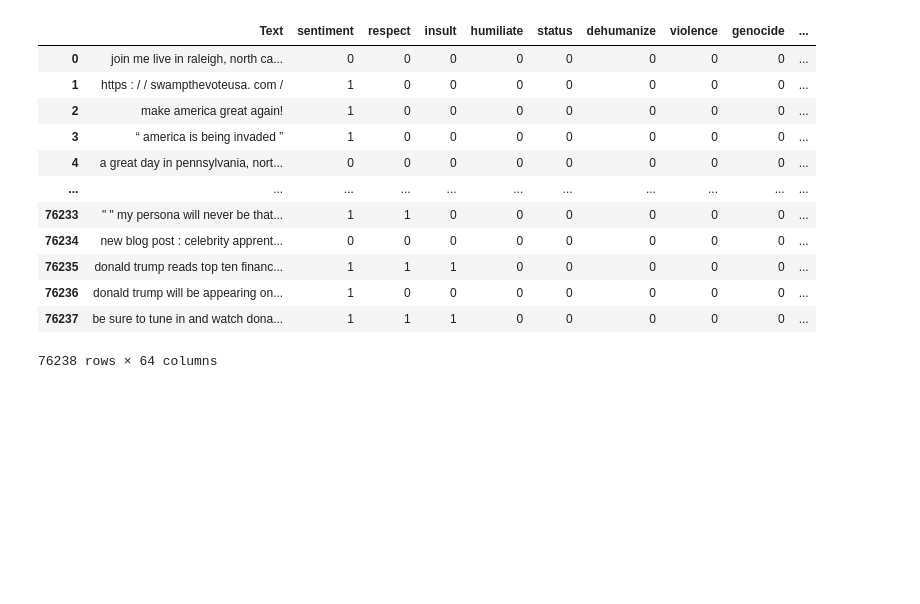
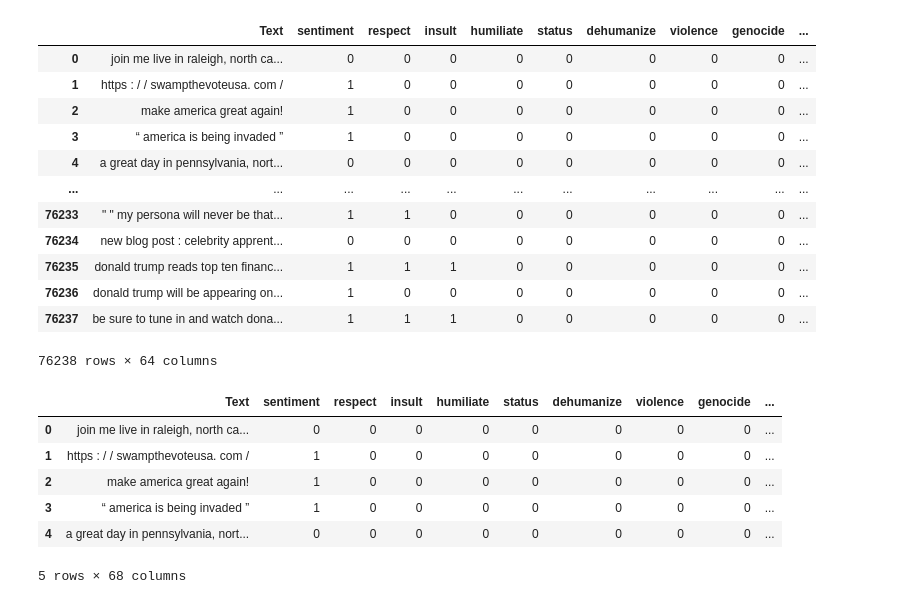
Before and after one commit to vikramv17/cs457-final-project, a Jupyter notebook: multi-class.ipynb, the cells around one changed output. Saved outputs shown, nothing was run; the diff lists cells and outputs as text; code cells hidden in the pictures; blank space fills up the shorter version.

```diff
--- a/multi-class.ipynb
+++ b/multi-class.ipynb
@@ -558,3 +556,23 @@ trump_results_expanded.to_csv('trump_results_expanded.csv', index=False)
 | 76236 | donald trump will be appearing on... | 1 | 0 | 0 | 0 | 0 | 0 | 0 | 0 | ... |
 | 76237 | be sure to tune in and watch dona... | 1 | 1 | 1 | 0 | 0 | 0 | 0 | 0 | ... |
 76238 rows × 64 columns
+# %%
+# Ensure the original df_trump DataFrame has the necessary columns
+df_trump = df_trump[['text', 'date', 'favorites', 'isRetweet', 'retweets']]
+
+# Merge trump_results_expanded with df_trump on the 'text' column
+trump_results_expanded = pd.concat([trump_results_expanded.reset_index(drop=True), df_trump.reset_index(drop=True)], axis=1)
+
+# Drop the duplicate 'text' column after merging
+trump_results_expanded = trump_results_expanded.drop(columns=['text'])
+
+# Display the updated DataFrame
+display(trump_results_expanded.head())
+# %% [output]
+|  | Text | sentiment | respect | insult | humiliate | status | dehumanize | violence | genocide | ... |
+| 0 | join me live in raleigh, north ca... | 0 | 0 | 0 | 0 | 0 | 0 | 0 | 0 | ... |
+| 1 | https : / / swampthevoteusa. com / | 1 | 0 | 0 | 0 | 0 | 0 | 0 | 0 | ... |
+| 2 | make america great again! | 1 | 0 | 0 | 0 | 0 | 0 | 0 | 0 | ... |
+| 3 | “ america is being invaded ” | 1 | 0 | 0 | 0 | 0 | 0 | 0 | 0 | ... |
+| 4 | a great day in pennsylvania, nort... | 0 | 0 | 0 | 0 | 0 | 0 | 0 | 0 | ... |
+5 rows × 68 columns
```
Also changed, not shown: parts of 3 cells of this notebook, 1 other file.
